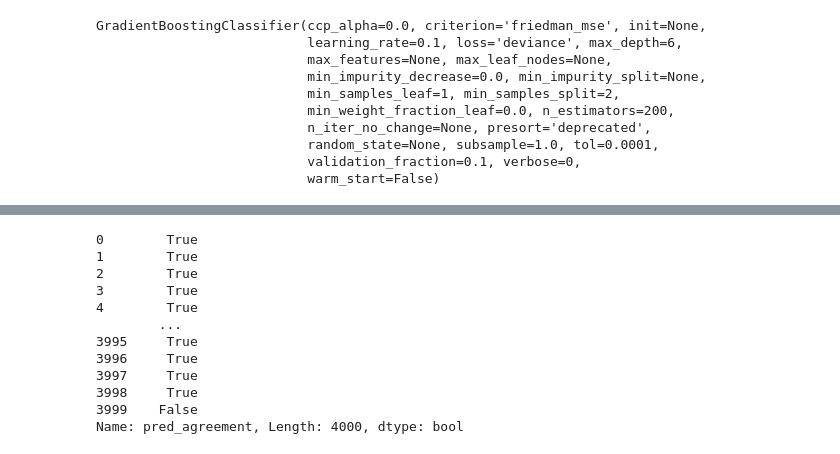
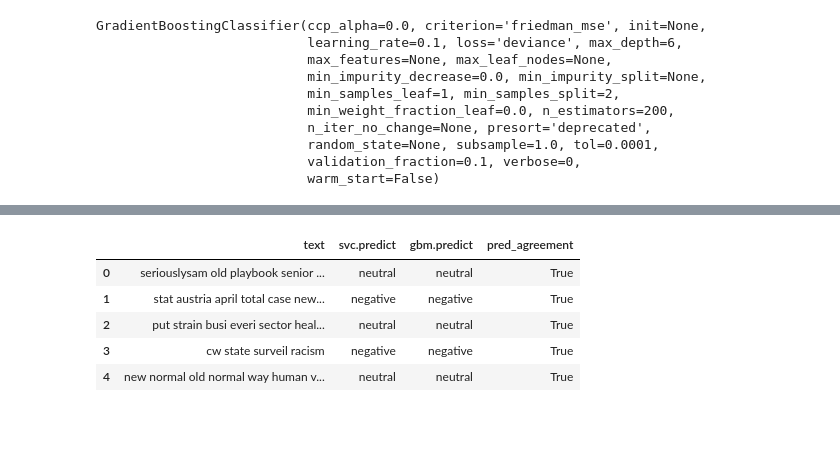
Before and after one commit to tricycle88/Sentiment-VADER-NLTK, a Jupyter notebook: SentimentVaderNltk.ipynb, the cells around one changed output, grey strips where cells are left out. Saved outputs shown, nothing was run; the diff lists cells and outputs as text; code cells hidden in the pictures; blank space fills up the shorter version.

```diff
--- a/SentimentVaderNltk.ipynb
+++ b/SentimentVaderNltk.ipynb
@@ -370,15 +367,9 @@ The models agree with each other 91.475% of the time.
 # %%
-pred_df['pred_agreement']
+pred_df.head()
 # %% [output]
-0        True
-1        True
-2        True
-3        True
-4        True
-        ...
-3995     True
-3996     True
-3997     True
-3998     True
-3999    False
-Name: pred_agreement, Length: 4000, dtype: bool
+|  | text | svc.predict | gbm.predict | pred_agreement |
+| 0 | seriouslysam old playbook senior ... | neutral | neutral | True |
+| 1 | stat austria april total case new... | negative | negative | True |
+| 2 | put strain busi everi sector heal... | neutral | neutral | True |
+| 3 | cw state surveil racism | negative | negative | True |
+| 4 | new normal old normal way human v... | neutral | neutral | True |
```
Also changed, not shown: parts of 7 cells of this notebook.
